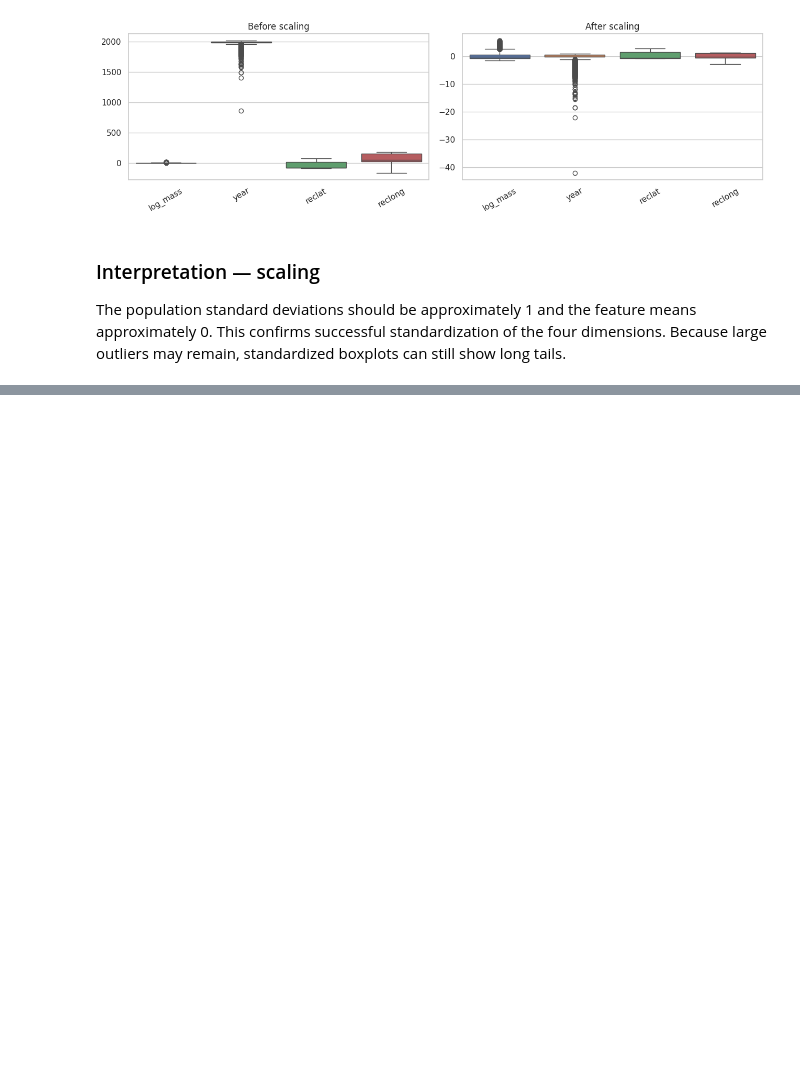
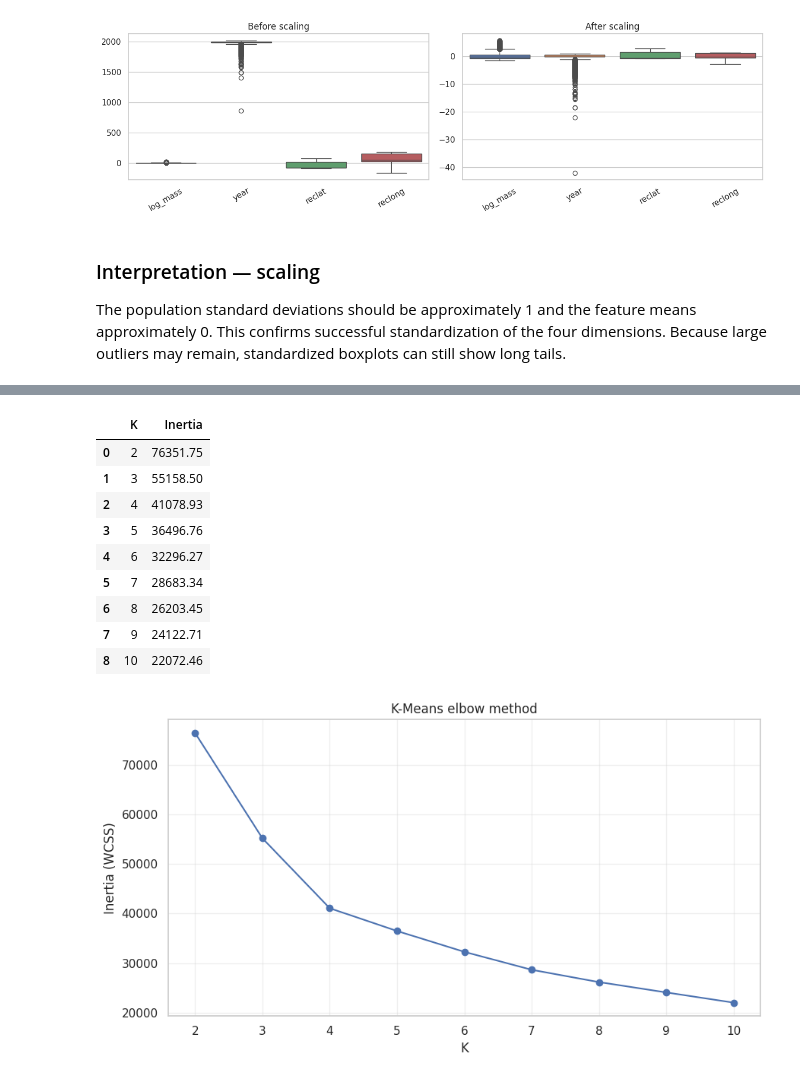
Before and after one commit to manaswiniyoshitha2006-netizen/ML-Evaluation, a Jupyter notebook: notebooks/clustering.ipynb, the cells around one changed output, grey strips where cells are left out. Drawn from its saved outputs; the diff is of its cells as text; code cells hidden in the pictures; blank space fills up the shorter version.

Commit message:
implement elbow method for cluster selection

```diff
--- a/notebooks/clustering.ipynb
+++ b/notebooks/clustering.ipynb
@@ -1667,0 +1672,26 @@ The population standard deviations should be approximately 1 and the feature mea
+# %%
+K_VALUES = list(range(2, 11))
+models_by_k = {}
+rows = []
+for k in K_VALUES:
+    model = KMeans(n_clusters=k, n_init=10, random_state=RANDOM_STATE, max_iter=300)
+    labels = model.fit_predict(X_scaled)
+    models_by_k[k] = (model, labels)
+    rows.append({"K": k, "Inertia": model.inertia_})
+elbow_results = pd.DataFrame(rows)
+display(elbow_results.round(2))
+plt.figure(figsize=(9,5)); plt.plot(elbow_results.K, elbow_results.Inertia, marker="o")
+plt.title("K-Means elbow method"); plt.xlabel("K"); plt.ylabel("Inertia (WCSS)")
+plt.xticks(K_VALUES); plt.grid(alpha=.3); plt.tight_layout(); plt.show()
+# %% [output]
+|  | K | Inertia |
+| 0 | 2 | 76351.75 |
+| 1 | 3 | 55158.50 |
+| 2 | 4 | 41078.93 |
+| 3 | 5 | 36496.76 |
+| 4 | 6 | 32296.27 |
+| 5 | 7 | 28683.34 |
+| 6 | 8 | 26203.45 |
+| 7 | 9 | 24122.71 |
+| 8 | 10 | 22072.46 |
+[figure, added]
```
Also changed, not shown: parts of 2 cells of this notebook.
